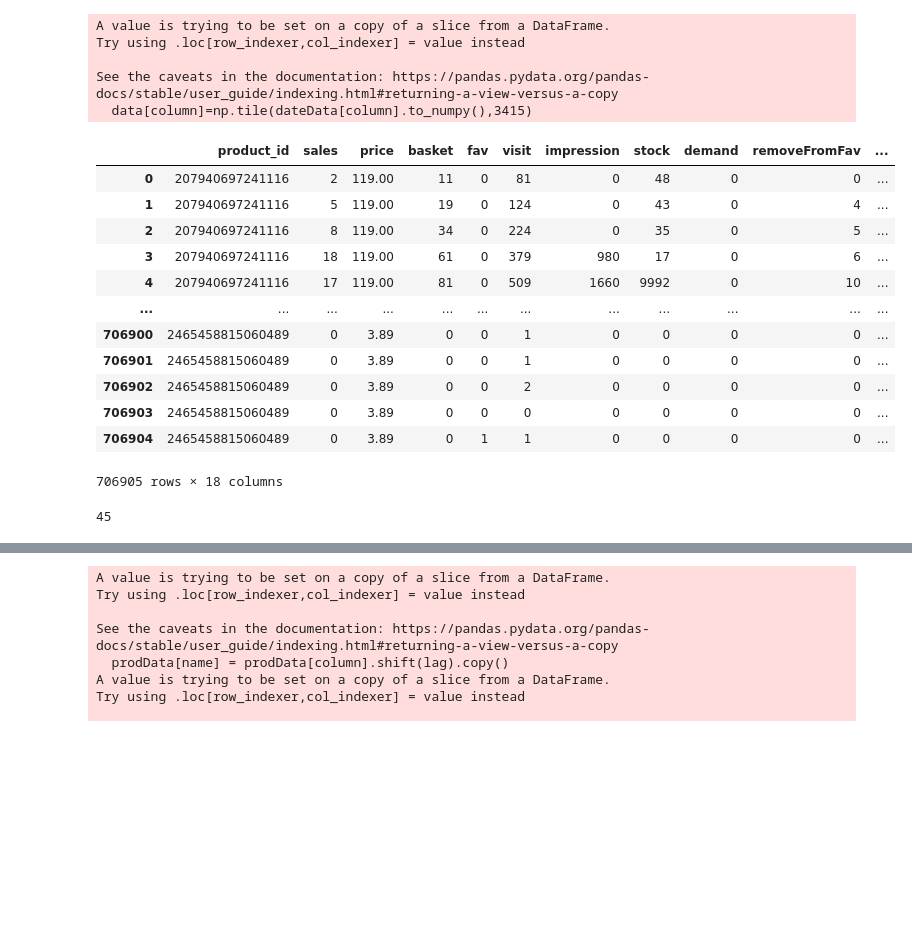
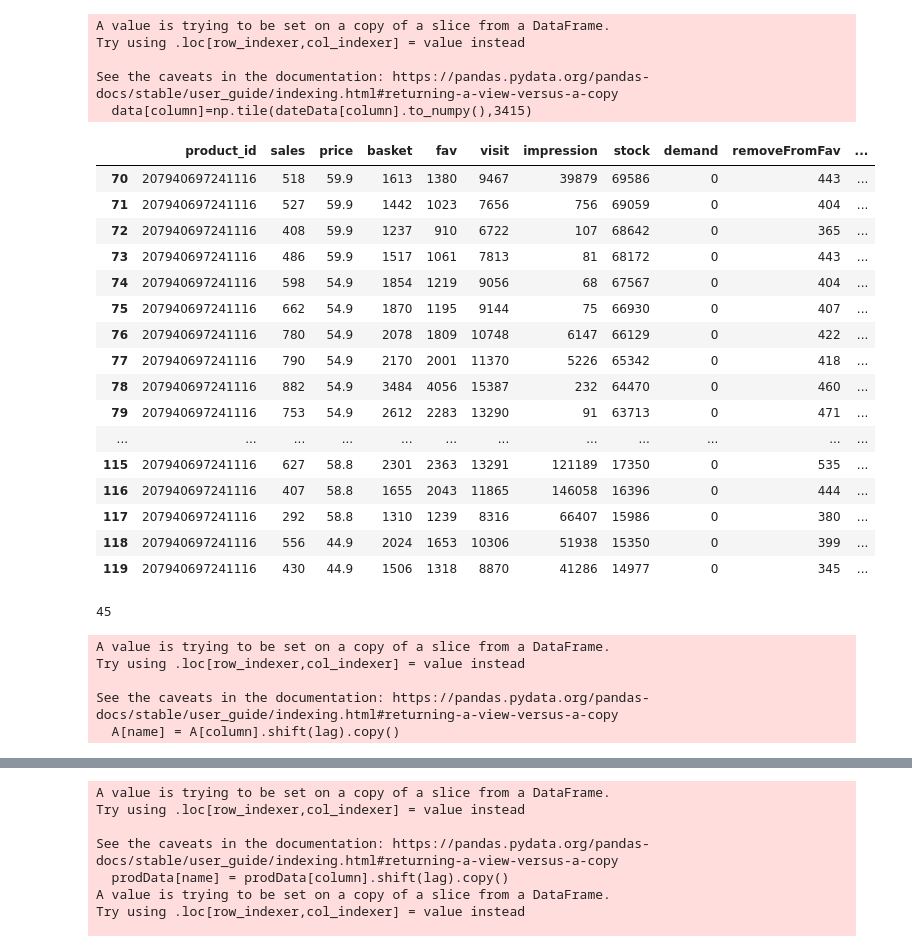
Before and after one commit to metehangelgi/indr491, a Jupyter notebook: dataProcess/lasso_singular_lag_last.ipynb, the cells around one changed output, grey strips where cells are left out. Saved outputs shown, nothing was run; the diff lists cells and outputs as text; code cells hidden in the pictures; blank space fills up the shorter version.

```diff
--- a/dataProcess/lasso_singular_lag_last.ipynb
+++ b/dataProcess/lasso_singular_lag_last.ipynb
@@ -38,27 +23,31 @@ data
 # %%
 dateData = pd.read_csv("specialDates.csv")
 for column in dateData.columns:
     data[column]=np.tile(dateData[column].to_numpy(),3415)
-data
+data[70:120]
 # %% [output]
 A value is trying to be set on a copy of a slice from a DataFrame.
 Try using .loc[row_indexer,col_indexer] = value instead
 
 See the caveats in the documentation: https://pandas.pydata.org/pandas-docs/stable/user_guide/indexing.html#returning-a-view-versus-a-copy
   data[column]=np.tile(dateData[column].to_numpy(),3415)
 |  | product_id | sales | price | basket | fav | visit | impression | stock | demand | removeFromFav | ... |
-| 0 | 207940697241116 | 2 | 119.00 | 11 | 0 | 81 | 0 | 48 | 0 | 0 | ... |
-| 1 | 207940697241116 | 5 | 119.00 | 19 | 0 | 124 | 0 | 43 | 0 | 4 | ... |
-| 2 | 207940697241116 | 8 | 119.00 | 34 | 0 | 224 | 0 | 35 | 0 | 5 | ... |
-| 3 | 207940697241116 | 18 | 119.00 | 61 | 0 | 379 | 980 | 17 | 0 | 6 | ... |
-| 4 | 207940697241116 | 17 | 119.00 | 81 | 0 | 509 | 1660 | 9992 | 0 | 10 | ... |
+| 70 | 207940697241116 | 518 | 59.9 | 1613 | 1380 | 9467 | 39879 | 69586 | 0 | 443 | ... |
+| 71 | 207940697241116 | 527 | 59.9 | 1442 | 1023 | 7656 | 756 | 69059 | 0 | 404 | ... |
+| 72 | 207940697241116 | 408 | 59.9 | 1237 | 910 | 6722 | 107 | 68642 | 0 | 365 | ... |
+| 73 | 207940697241116 | 486 | 59.9 | 1517 | 1061 | 7813 | 81 | 68172 | 0 | 443 | ... |
+| 74 | 207940697241116 | 598 | 54.9 | 1854 | 1219 | 9056 | 68 | 67567 | 0 | 404 | ... |
+| 75 | 207940697241116 | 662 | 54.9 | 1870 | 1195 | 9144 | 75 | 66930 | 0 | 407 | ... |
+| 76 | 207940697241116 | 780 | 54.9 | 2078 | 1809 | 10748 | 6147 | 66129 | 0 | 422 | ... |
+| 77 | 207940697241116 | 790 | 54.9 | 2170 | 2001 | 11370 | 5226 | 65342 | 0 | 418 | ... |
+| 78 | 207940697241116 | 882 | 54.9 | 3484 | 4056 | 15387 | 232 | 64470 | 0 | 460 | ... |
+| 79 | 207940697241116 | 753 | 54.9 | 2612 | 2283 | 13290 | 91 | 63713 | 0 | 471 | ... |
 | ... | ... | ... | ... | ... | ... | ... | ... | ... | ... | ... | ... |
-| 706900 | 2465458815060489 | 0 | 3.89 | 0 | 0 | 1 | 0 | 0 | 0 | 0 | ... |
-| 706901 | 2465458815060489 | 0 | 3.89 | 0 | 0 | 1 | 0 | 0 | 0 | 0 | ... |
-| 706902 | 2465458815060489 | 0 | 3.89 | 0 | 0 | 2 | 0 | 0 | 0 | 0 | ... |
-| 706903 | 2465458815060489 | 0 | 3.89 | 0 | 0 | 0 | 0 | 0 | 0 | 0 | ... |
-| 706904 | 2465458815060489 | 0 | 3.89 | 0 | 1 | 1 | 0 | 0 | 0 | 0 | ... |
+| 115 | 207940697241116 | 627 | 58.8 | 2301 | 2363 | 13291 | 121189 | 17350 | 0 | 535 | ... |
+| 116 | 207940697241116 | 407 | 58.8 | 1655 | 2043 | 11865 | 146058 | 16396 | 0 | 444 | ... |
+| 117 | 207940697241116 | 292 | 58.8 | 1310 | 1239 | 8316 | 66407 | 15986 | 0 | 380 | ... |
+| 118 | 207940697241116 | 556 | 44.9 | 2024 | 1653 | 10306 | 51938 | 15350 | 0 | 399 | ... |
+| 119 | 207940697241116 | 430 | 44.9 | 1506 | 1318 | 8870 | 41286 | 14977 | 0 | 345 | ... |
-706905 rows × 18 columns
 # %%
 # Returns logarithmic range between start power to end power
 # Alternative to np.logspace(10e-5, 10, 100, endpoint=True)
@@ -116,0 +109,23 @@ len([i for i in salesID if i > 20])
+# %%
+for column in A:
+    if column in ['product_id','sales', 'price', 'haftasonu', 'kampanya', 'resmitatil', 'ozelGun', 'Ozel3', 'Ozel5']: continue
+    for lag in range(1, 8):
+        name = f"{column}({lag})"
+        A[name] = A[column].shift(lag).copy()
+        """
+        alphas = np.logspace(-10, 1, 400)
+        # Instantiate the linear model and visualizer
+        model = LassoCV(alphas=alphas)
+        visualizer = AlphaSelection(model)
+        visualizer.fit(X, y)
+        visualizer.show()
+        """
+B=A.iloc[7:, 2:]
+B.drop(["basket", "fav", "visit", "impression", "stock", "demand", "removeFromFav", "reviewCount", "rating"], axis =1, inplace = True)
+By = A["sales"][7:]
+# %% [output]
+A value is trying to be set on a copy of a slice from a DataFrame.
+Try using .loc[row_indexer,col_indexer] = value instead
+
+See the caveats in the documentation: https://pandas.pydata.org/pandas-docs/stable/user_guide/indexing.html#returning-a-view-versus-a-copy
+  A[name] = A[column].shift(lag).copy()
```
Also changed, not shown: parts of 9 cells of this notebook.
